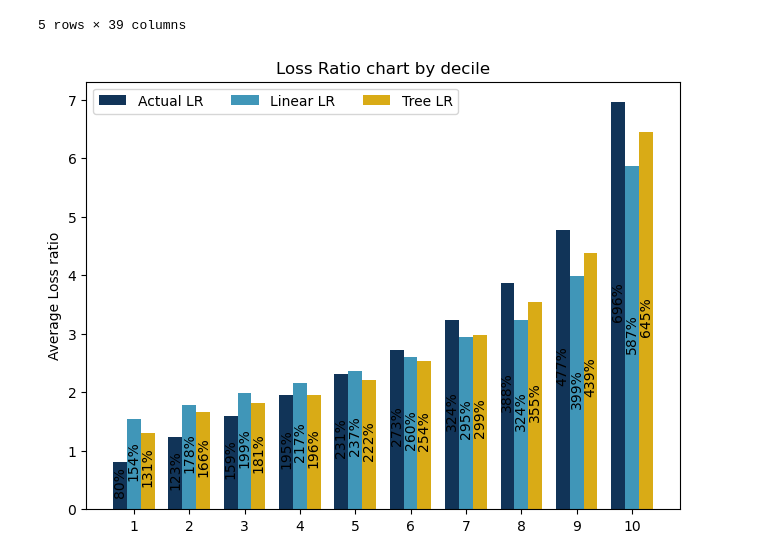
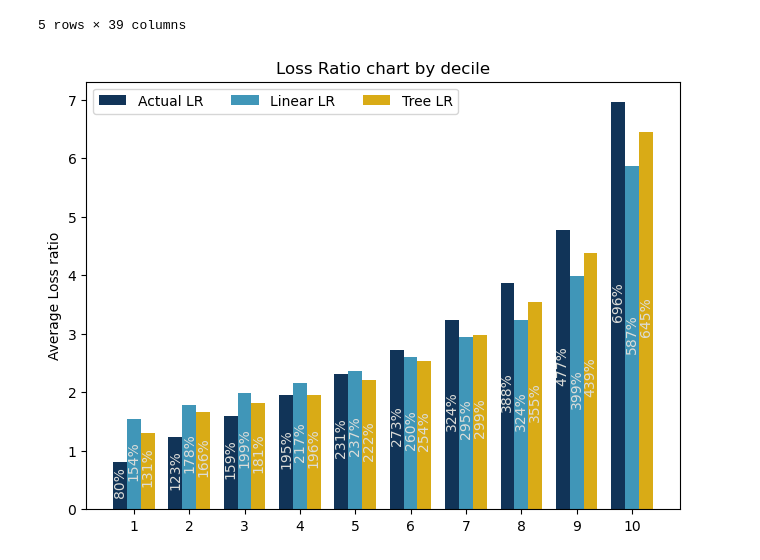
Before and after one commit to hellwind495/DataScienceDataViz, a Jupyter notebook: lift charts synthetic data.ipynb, the cells around one changed output. Saved outputs shown, nothing was run; the diff lists cells and outputs as text; code cells hidden in the pictures.

```diff
--- a/lift charts synthetic data.ipynb
+++ b/lift charts synthetic data.ipynb
@@ -188,31 +204,32 @@ means = {
 }
 colours = {
     'Actual LR': "#113458",
     'Linear LR': "#4096b8",
     'Tree LR': "#d9ab16",
 }
 
 x = np.arange(len(deciles))  # the label locations
 width = 0.25  # the width of the bars
 multiplier = 0
 
 fig, ax = plt.subplots(layout='constrained')
 
 for attribute, measurement in means.items():
     offset = width * multiplier
     rects = ax.bar(x + offset, measurement, width, label=attribute, color=colours[attribute])
     ax.bar_label(rects,
                  labels=["%.0f%%" % (x*100) for x in measurement],
                  label_type="center",
+                 color="#dcddd9",
                  padding=3,
                  rotation=90)
     multiplier += 1
 
 # Add some text for labels, title and custom x-axis tick labels, etc.
 ax.set_ylabel('Average Loss ratio')
 ax.set_title('Loss Ratio chart by decile')
 ax.set_xticks(x + width, deciles)
 ax.legend(loc='upper left', ncols=3)
 plt.savefig("high quality images/Loss Ratio chart.pdf")
 # %% [output]
-[figure, old version]
+[figure, new version]
```
Also changed, not shown: parts of 5 cells of this notebook, 1 other file.
